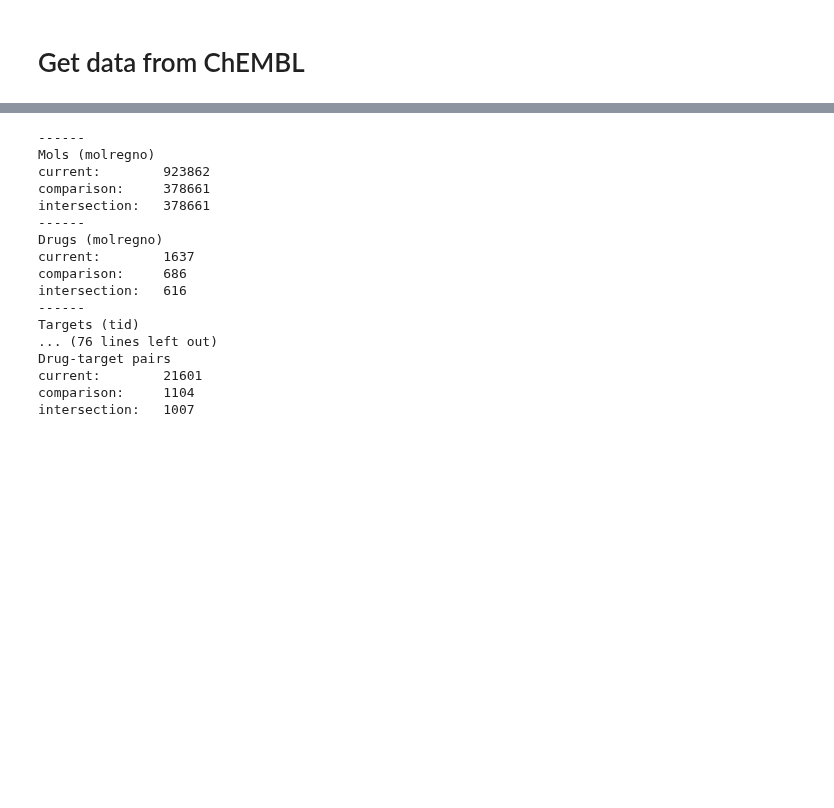
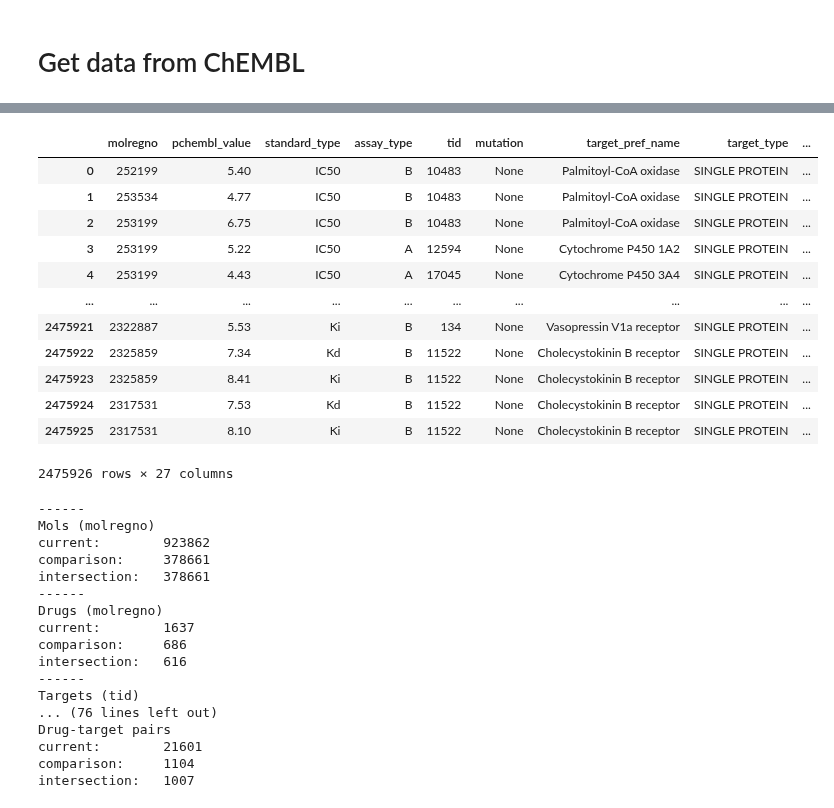
Before and after one commit to chembl/compound_target_pairs_dataset, a Jupyter notebook: Leeson_dataset_extraction.ipynb, the cells around one changed output, grey strips where cells are left out. Saved outputs shown, nothing was run; the diff lists cells and outputs as text; code cells hidden in the pictures; blank space fills up the shorter version.

```diff
--- a/Leeson_dataset_extraction.ipynb
+++ b/Leeson_dataset_extraction.ipynb
@@ -104,3 +125,20 @@ df_mols
+# %%
+df_mols = df_mols.merge(df_md_info, left_on = 'molregno', right_on = 'salt_molregno', how = 'inner')
+df_mols
+# %% [output]
+|  | molregno | pchembl_value | standard_type | assay_type | tid | mutation | target_pref_name | target_type | ... |
+| 0 | 252199 | 5.40 | IC50 | B | 10483 | None | Palmitoyl-CoA oxidase | SINGLE PROTEIN | ... |
+| 1 | 253534 | 4.77 | IC50 | B | 10483 | None | Palmitoyl-CoA oxidase | SINGLE PROTEIN | ... |
+| 2 | 253199 | 6.75 | IC50 | B | 10483 | None | Palmitoyl-CoA oxidase | SINGLE PROTEIN | ... |
+| 3 | 253199 | 5.22 | IC50 | A | 12594 | None | Cytochrome P450 1A2 | SINGLE PROTEIN | ... |
+| 4 | 253199 | 4.43 | IC50 | A | 17045 | None | Cytochrome P450 3A4 | SINGLE PROTEIN | ... |
+| ... | ... | ... | ... | ... | ... | ... | ... | ... | ... |
+| 2475921 | 2322887 | 5.53 | Ki | B | 134 | None | Vasopressin V1a receptor | SINGLE PROTEIN | ... |
+| 2475922 | 2325859 | 7.34 | Kd | B | 11522 | None | Cholecystokinin B receptor | SINGLE PROTEIN | ... |
+| 2475923 | 2325859 | 8.41 | Ki | B | 11522 | None | Cholecystokinin B receptor | SINGLE PROTEIN | ... |
+| 2475924 | 2317531 | 7.53 | Kd | B | 11522 | None | Cholecystokinin B receptor | SINGLE PROTEIN | ... |
+| 2475925 | 2317531 | 8.10 | Ki | B | 11522 | None | Cholecystokinin B receptor | SINGLE PROTEIN | ... |
+2475926 rows × 27 columns
 # %%
 df_mols = df_mols.astype({
     'year': 'Int64',
```
Also changed, not shown: parts of 55 cells of this notebook.
